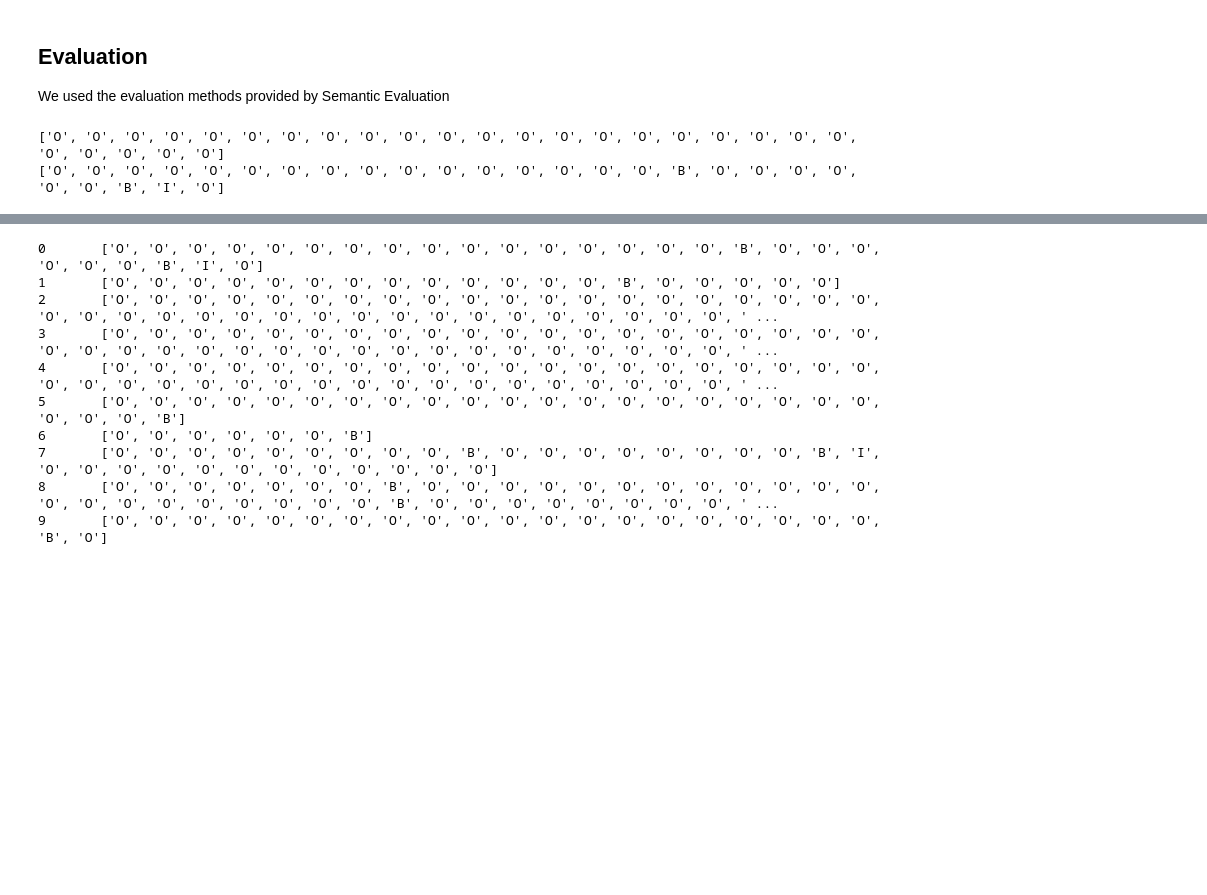
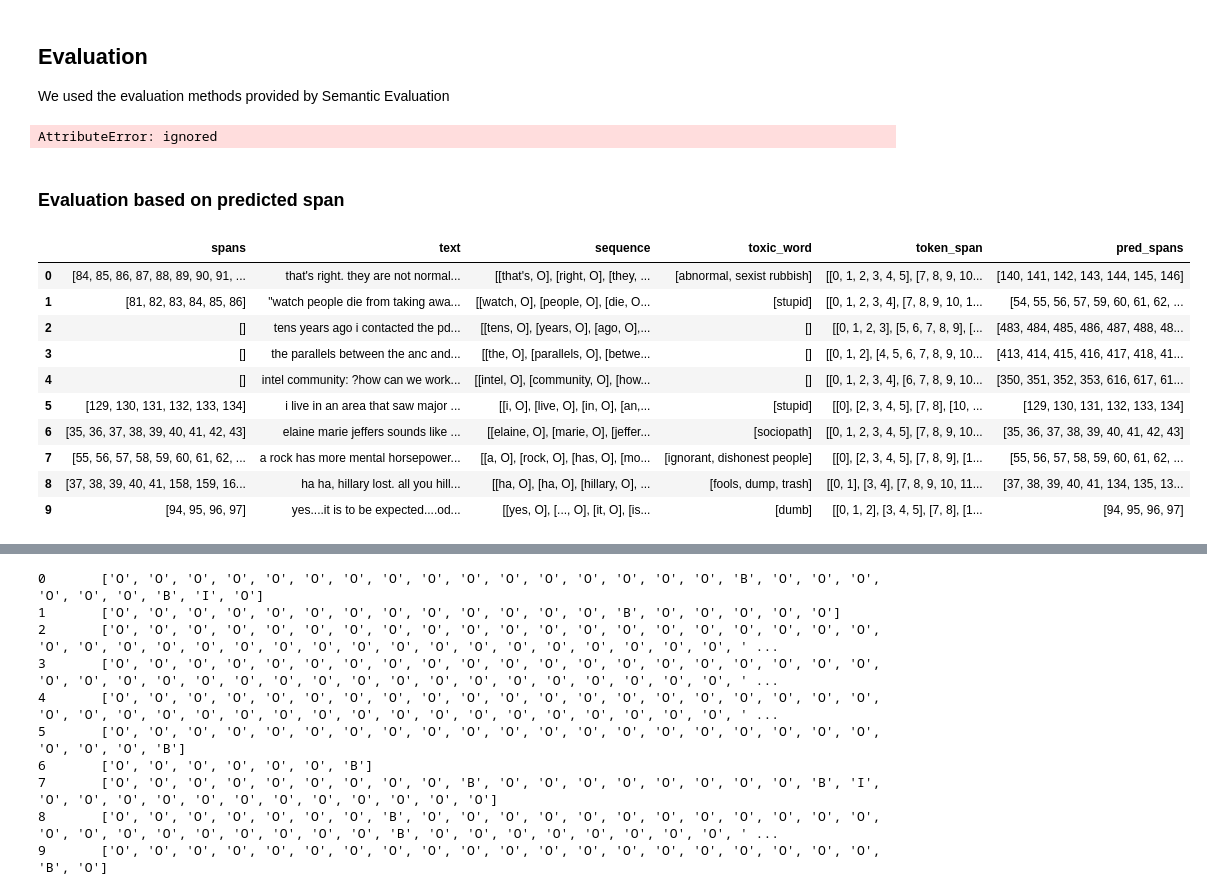
Before and after one commit to KaishuoWang/Toxic-Span-Detection, a Jupyter notebook: BIO_LSTM/BIO_LSTM.ipynb, the cells around one changed output, grey strips where cells are left out. Drawn from its saved outputs; the diff is of its cells as text; code cells hidden in the pictures; blank space fills up the shorter version.

```diff
--- a/BIO_LSTM/BIO_LSTM.ipynb
+++ b/BIO_LSTM/BIO_LSTM.ipynb
@@ -334,9 +407,14 @@ We used the evaluation methods provided by Semantic Evaluation
 # %%
 # Read saved model
 # NOTE: Skip this step, if you want to train the model yourself instead of read the saved model
-from tensorflow.keras.models import load_model
+from keras.models import load_model
+from keras_contrib.layers import CRF
+from keras_contrib.losses import crf_loss
+from keras_contrib.metrics import crf_accuracy
 
-model = load_model('gdrive/MyDrive/CSI4900-Project/BIO_LSTM/my_model.h5')
+model = load_model('gdrive/MyDrive/CSI4900-Project/BIO_LSTM/my_model.h5', custom_objects={'CRF':CRF,'crf_loss':crf_loss,'crf_accuracy':crf_accuracy})
+# %% [output]
+AttributeError: ignored
 # %%
 # Define evaluation functions
 
@@ -425,9 +503,27 @@ y_te_true_tag = [[idx2tag[i] for i in row] for row in y_test_true]
 for index, row in tsd_test.iterrows():
     pred_tag[index] = pred_tag[index][:len(row['sequence'])]
     y_te_true_tag[index] = y_te_true_tag[index][:len(row["sequence"])]
-
-print(pred_tag[0])
-print(y_te_true_tag[0])
-# %% [output]
-['O', 'O', 'O', 'O', 'O', 'O', 'O', 'O', 'O', 'O', 'O', 'O', 'O', 'O', 'O', 'O', 'O', 'O', 'O', 'O', 'O', 'O', 'O', 'O', 'O', 'O']
-['O', 'O', 'O', 'O', 'O', 'O', 'O', 'O', 'O', 'O', 'O', 'O', 'O', 'O', 'O', 'O', 'B', 'O', 'O', 'O', 'O', 'O', 'O', 'B', 'I', 'O']
+# %% [markdown]
+### Evaluation based on predicted span
+# %%
+pred_spans = []
+for i in range(0, len(pred_tag)):
+    tmp = []
+    for j in range(0, len(pred_tag[i])):
+        if pred_tag[i][j] == "B" or pred_tag[i][j] == "I":
+            tmp += tsd_test['token_span'][i][j]
+    pred_spans.append(tmp)
+tsd_test['pred_spans'] = pred_spans
+tsd_test.head(10)
+# %% [output]
+|  | spans | text | sequence | toxic_word | token_span | pred_spans |
+| 0 | [84, 85, 86, 87, 88, 89, 90, 91, ... | that's right. they are not normal... | [[that's, O], [right, O], [they, ... | [abnormal, sexist rubbish] | [[0, 1, 2, 3, 4, 5], [7, 8, 9, 10... | [140, 141, 142, 143, 144, 145, 146] |
+| 1 | [81, 82, 83, 84, 85, 86] | "watch people die from taking awa... | [[watch, O], [people, O], [die, O... | [stupid] | [[0, 1, 2, 3, 4], [7, 8, 9, 10, 1... | [54, 55, 56, 57, 59, 60, 61, 62, ... |
+| 2 | [] | tens years ago i contacted the pd... | [[tens, O], [years, O], [ago, O],... | [] | [[0, 1, 2, 3], [5, 6, 7, 8, 9], [... | [483, 484, 485, 486, 487, 488, 48... |
+| 3 | [] | the parallels between the anc and... | [[the, O], [parallels, O], [betwe... | [] | [[0, 1, 2], [4, 5, 6, 7, 8, 9, 10... | [413, 414, 415, 416, 417, 418, 41... |
+| 4 | [] | intel community: ?how can we work... | [[intel, O], [community, O], [how... | [] | [[0, 1, 2, 3, 4], [6, 7, 8, 9, 10... | [350, 351, 352, 353, 616, 617, 61... |
+| 5 | [129, 130, 131, 132, 133, 134] | i live in an area that saw major ... | [[i, O], [live, O], [in, O], [an,... | [stupid] | [[0], [2, 3, 4, 5], [7, 8], [10, ... | [129, 130, 131, 132, 133, 134] |
+| 6 | [35, 36, 37, 38, 39, 40, 41, 42, 43] | elaine marie jeffers sounds like ... | [[elaine, O], [marie, O], [jeffer... | [sociopath] | [[0, 1, 2, 3, 4, 5], [7, 8, 9, 10... | [35, 36, 37, 38, 39, 40, 41, 42, 43] |
+| 7 | [55, 56, 57, 58, 59, 60, 61, 62, ... | a rock has more mental horsepower... | [[a, O], [rock, O], [has, O], [mo... | [ignorant, dishonest people] | [[0], [2, 3, 4, 5], [7, 8, 9], [1... | [55, 56, 57, 58, 59, 60, 61, 62, ... |
+| 8 | [37, 38, 39, 40, 41, 158, 159, 16... | ha ha, hillary lost. all you hill... | [[ha, O], [ha, O], [hillary, O], ... | [fools, dump, trash] | [[0, 1], [3, 4], [7, 8, 9, 10, 11... | [37, 38, 39, 40, 41, 134, 135, 13... |
+| 9 | [94, 95, 96, 97] | yes....it is to be expected....od... | [[yes, O], [..., O], [it, O], [is... | [dumb] | [[0, 1, 2], [3, 4, 5], [7, 8], [1... | [94, 95, 96, 97] |
```
Also changed, not shown: parts of 16 cells of this notebook, 6 other files.
